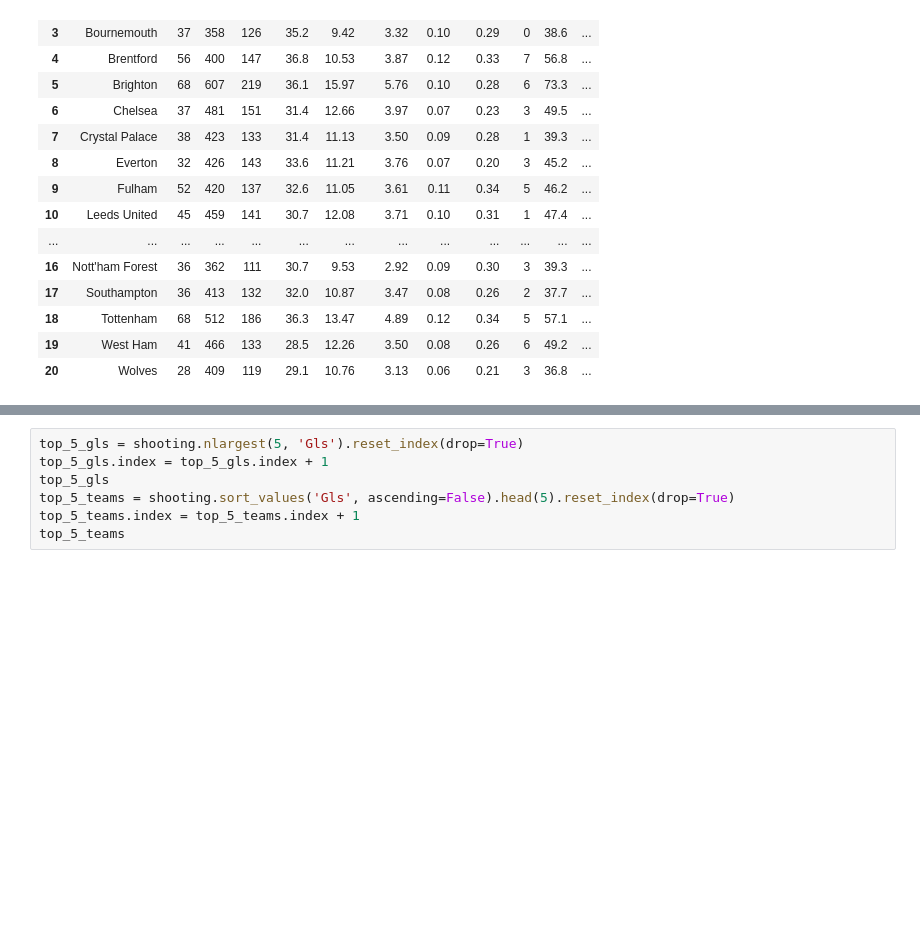
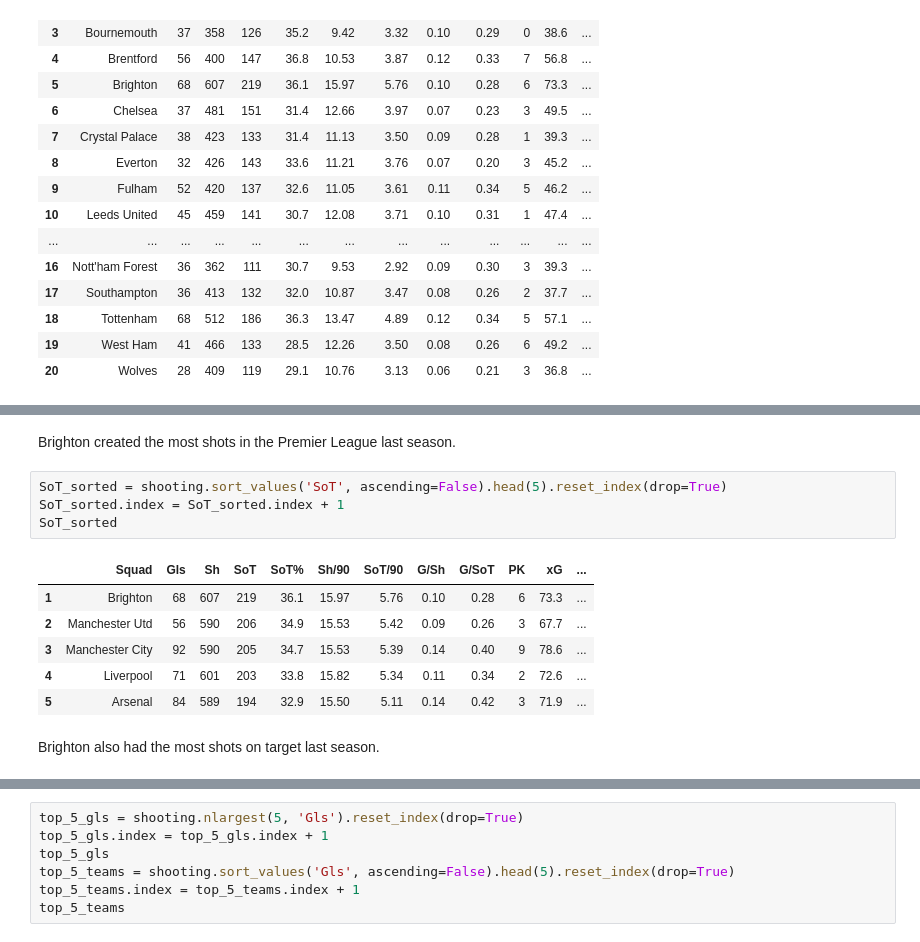
Before and after one commit to ayomidecole/Prem2022-23-data, a Jupyter notebook: prem_data_analysis.ipynb, the cells around one changed output, grey strips where cells are left out. Drawn from its saved outputs; the diff is of its cells as text; blank space fills up the shorter version.

Commit message:
Added analysis for shots and shots on goal

```diff
--- a/prem_data_analysis.ipynb
+++ b/prem_data_analysis.ipynb
@@ -63 +74,16 @@ shooting.set_index(np.arange(1, len(shooting)+1))
+# %% [markdown]
+Brighton created the most shots in the Premier League last season.
+# %%
+SoT_sorted = shooting.sort_values('SoT', ascending=False).head(5).reset_index(drop=True)
+SoT_sorted.index = SoT_sorted.index + 1
+SoT_sorted
+# %% [output]
+|  | Squad | Gls | Sh | SoT | SoT% | Sh/90 | SoT/90 | G/Sh | G/SoT | PK | xG | ... |
+| 1 | Brighton | 68 | 607 | 219 | 36.1 | 15.97 | 5.76 | 0.10 | 0.28 | 6 | 73.3 | ... |
+| 2 | Manchester Utd | 56 | 590 | 206 | 34.9 | 15.53 | 5.42 | 0.09 | 0.26 | 3 | 67.7 | ... |
+| 3 | Manchester City | 92 | 590 | 205 | 34.7 | 15.53 | 5.39 | 0.14 | 0.40 | 9 | 78.6 | ... |
+| 4 | Liverpool | 71 | 601 | 203 | 33.8 | 15.82 | 5.34 | 0.11 | 0.34 | 2 | 72.6 | ... |
+| 5 | Arsenal | 84 | 589 | 194 | 32.9 | 15.50 | 5.11 | 0.14 | 0.42 | 3 | 71.9 | ... |
+# %% [markdown]
+Brighton also had the most shots on target last season.
 # %%
```
Also changed, not shown: parts of 2 cells of this notebook.
